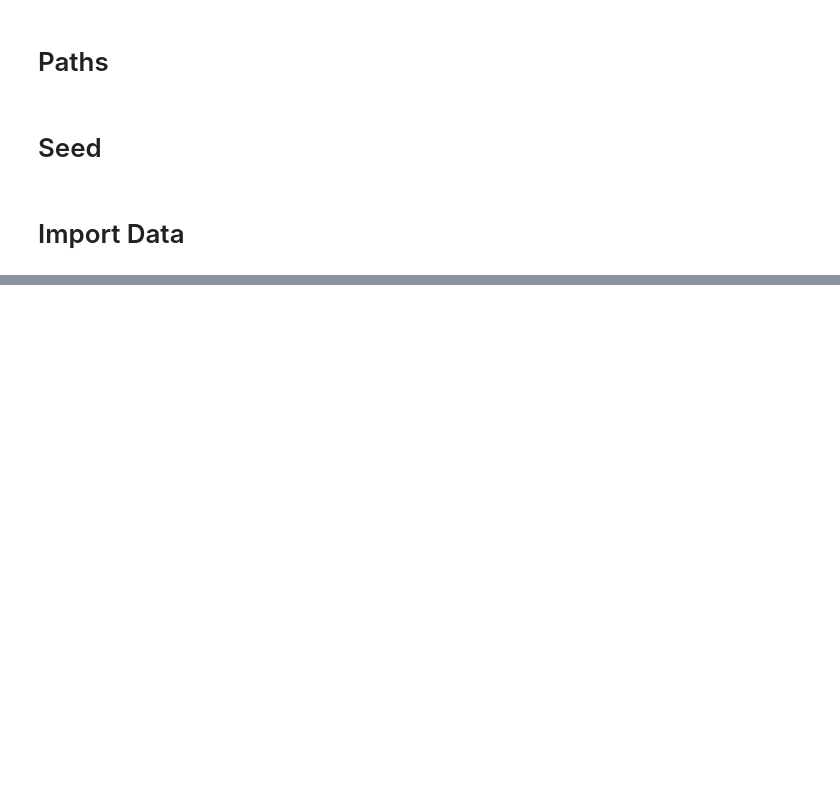
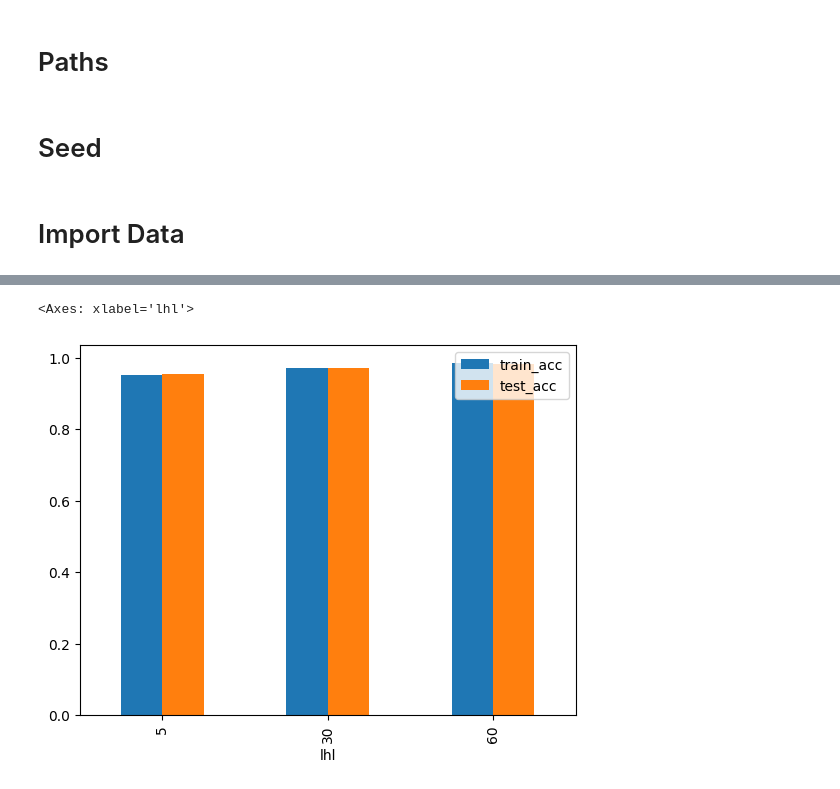
Before and after one commit to ahmadhatahet/runtime-monitoring, a Jupyter notebook: experiments/eda-model-stats.ipynb, the cells around one changed output, grey strips where cells are left out. Drawn from its saved outputs; the diff is of its cells as text; code cells hidden in the pictures; blank space fills up the shorter version.

```diff
--- a/experiments/eda-model-stats.ipynb
+++ b/experiments/eda-model-stats.ipynb
@@ -88,0 +107,5 @@ plt.axhline(0.95, color='black', linewidth=2, linestyle='--')
+# %%
+model_stats[['lhl','train_acc','test_acc']].set_index('lhl').plot.bar()
+# %% [output]
+<Axes: xlabel='lhl'>
+[figure, added]
```
Also changed, not shown: parts of 5 cells of this notebook.
